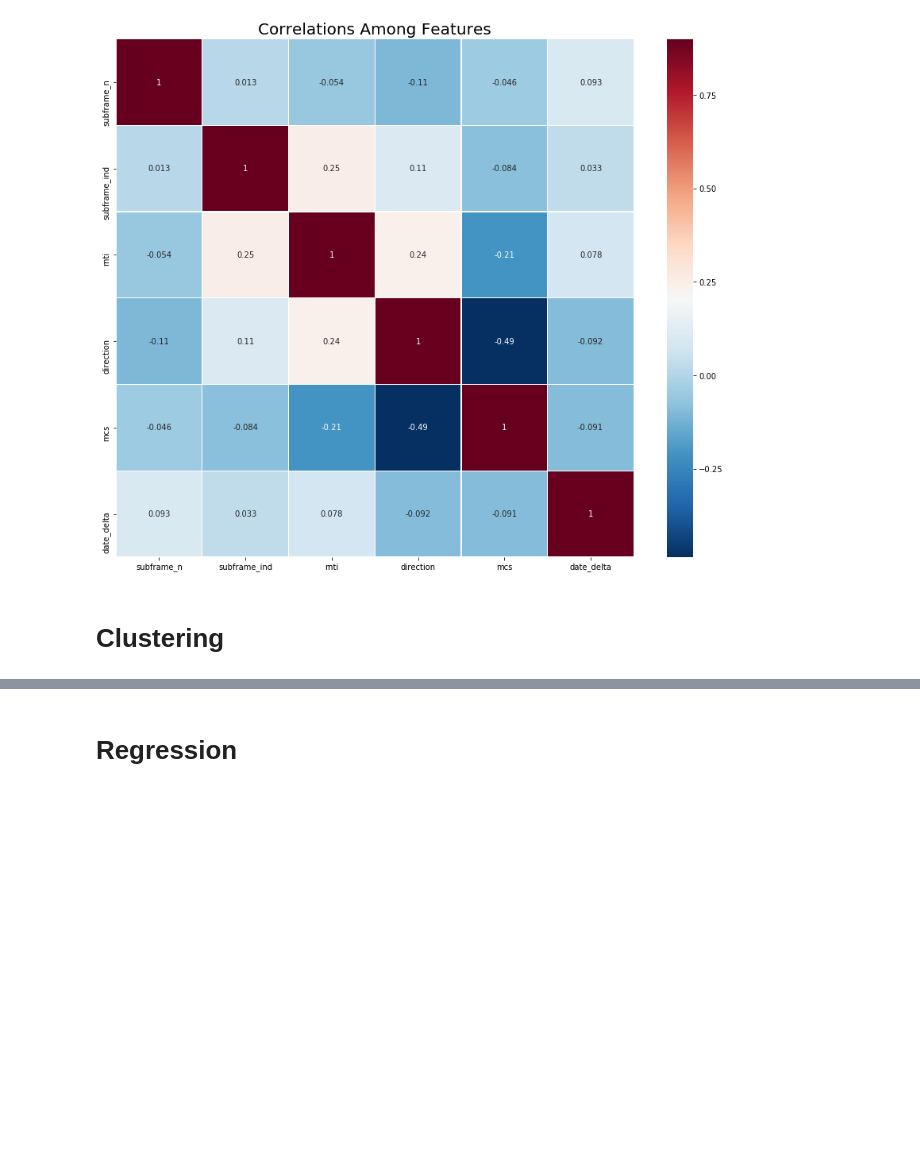
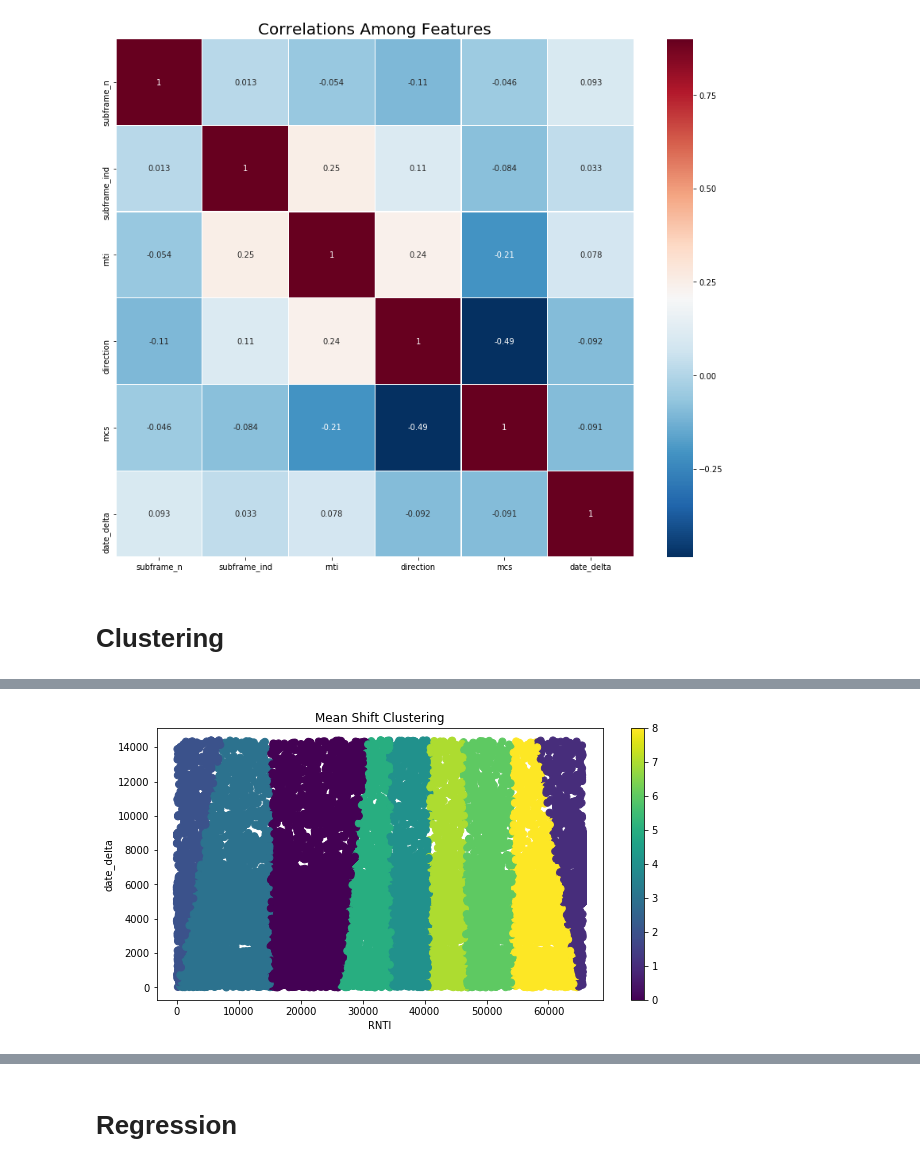
Before and after one commit to joynt/ScAvengers, a Jupyter notebook: main.ipynb, the cells around one changed output, grey strips where cells are left out. Drawn from its saved outputs; the diff is of its cells as text; code cells hidden in the pictures; blank space fills up the shorter version.

```diff
--- a/main.ipynb
+++ b/main.ipynb
@@ -298,3 +306,16 @@ plt.show()
+# %%
+#Plotting the cluster obtained using GMM
+fig = plt.figure(figsize=(10,5))
+ax = fig.add_subplot(111)
+scatter = ax.scatter(X_train['rnti'],X_train['date_delta'],
+                     c=mss[0],s=50)
+ax.set_title('Mean Shift Clustering')
+ax.set_xlabel('RNTI')
+ax.set_ylabel('date_delta')
+plt.colorbar(scatter)
+plt.show()
+# %% [output]
+[figure, added]
 # %%
 X_train.insert((X_train.shape[1]),'kmeans',np.array(kmeans))
 X_train.insert((X_train.shape[1]),'gmm',np.array(gmm))
```
Also changed, not shown: parts of 11 cells of this notebook.
